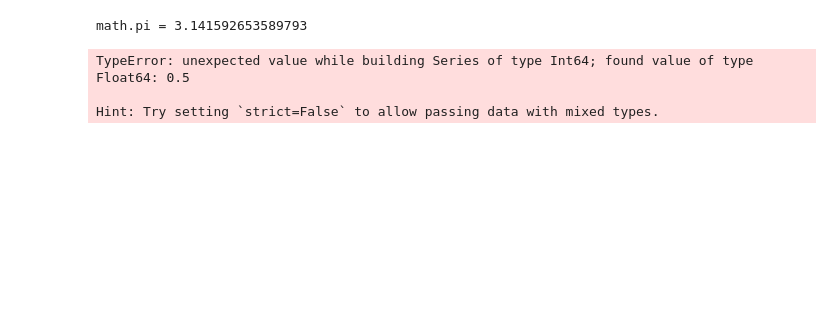
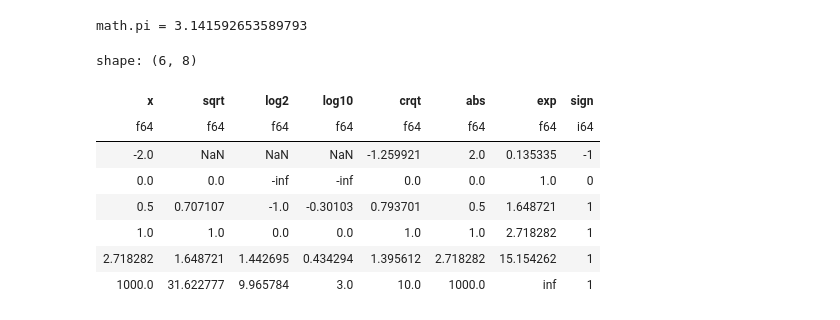
Before and after one commit to IfeanyiEmeagi/Polars, a Jupyter notebook: polar_exercise.ipynb, the cells around one changed output. Drawn from its saved outputs; the diff is of its cells as text; code cells hidden in the pictures; blank space fills up the shorter version.

```diff
--- a/polar_exercise.ipynb
+++ b/polar_exercise.ipynb
@@ -8,22 +8,26 @@ print(f'{math.pi = }')
 math.pi = 3.141592653589793
 # %%
 #Perform some element-wise mathematical operations
-(
-pl.DataFrame({
+(pl.DataFrame({
     'x': [-2, 0, 0.5, 1, math.e, 1000]
 }, strict=False)
 .with_columns(
     sqrt = pl.col('x').sqrt(),
     log2 = pl.col('x').log(2),
     log10 = pl.col('x').log10(),
     crqt = pl.col('x').cbrt(),
     abs = pl.col('x').abs(),
     exp = pl.col('x').exp(),
     sign = pl.col('x').sign()
-
  )
 )
 # %% [output]
-TypeError: unexpected value while building Series of type Int64; found value of type Float64: 0.5
-
-Hint: Try setting `strict=False` to allow passing data with mixed types.
+shape: (6, 8)
+| x | sqrt | log2 | log10 | crqt | abs | exp | sign |
+| f64 | f64 | f64 | f64 | f64 | f64 | f64 | i64 |
+| -2.0 | NaN | NaN | NaN | -1.259921 | 2.0 | 0.135335 | -1 |
+| 0.0 | 0.0 | -inf | -inf | 0.0 | 0.0 | 1.0 | 0 |
+| 0.5 | 0.707107 | -1.0 | -0.30103 | 0.793701 | 0.5 | 1.648721 | 1 |
+| 1.0 | 1.0 | 0.0 | 0.0 | 1.0 | 1.0 | 2.718282 | 1 |
+| 2.718282 | 1.648721 | 1.442695 | 0.434294 | 1.395612 | 2.718282 | 15.154262 | 1 |
+| 1000.0 | 31.622777 | 9.965784 | 3.0 | 10.0 | 1000.0 | inf | 1 |
```
Also changed, not shown: parts of 5 cells of this notebook.
